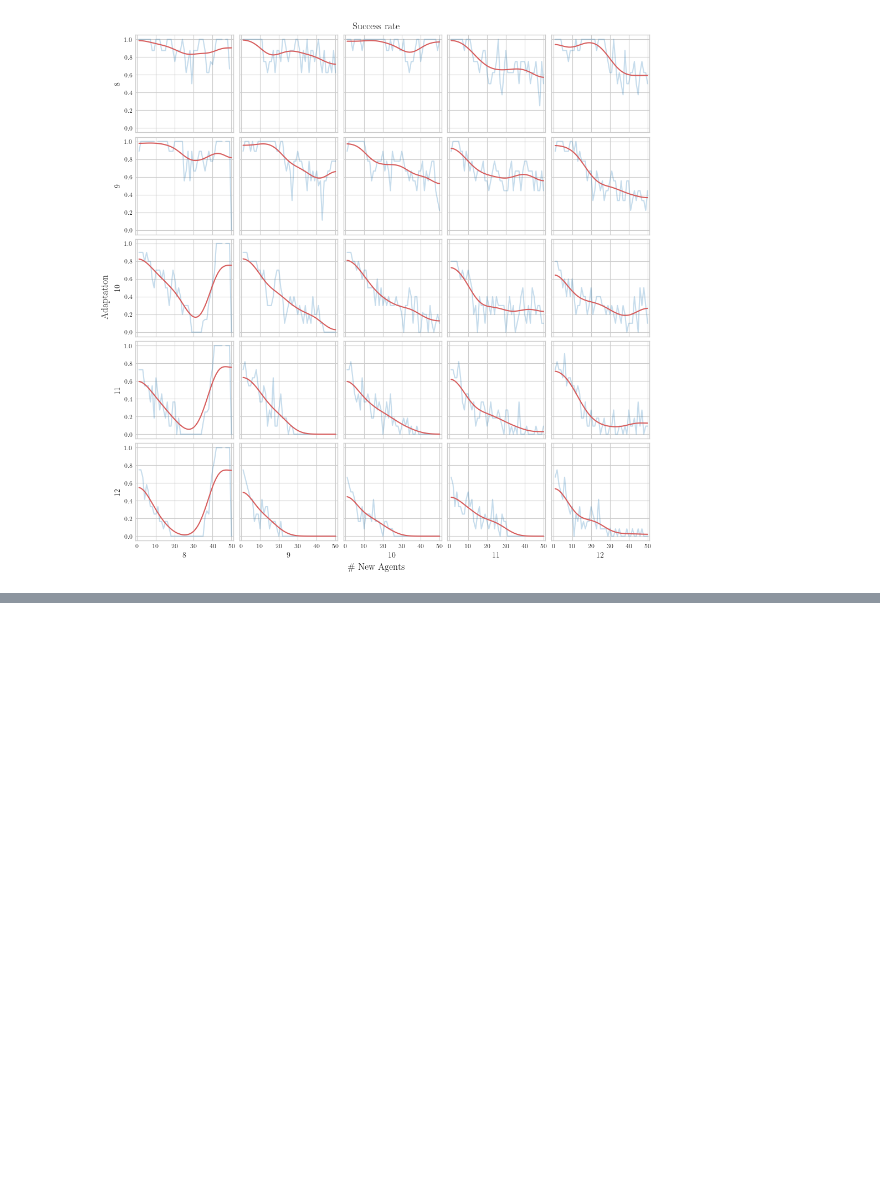
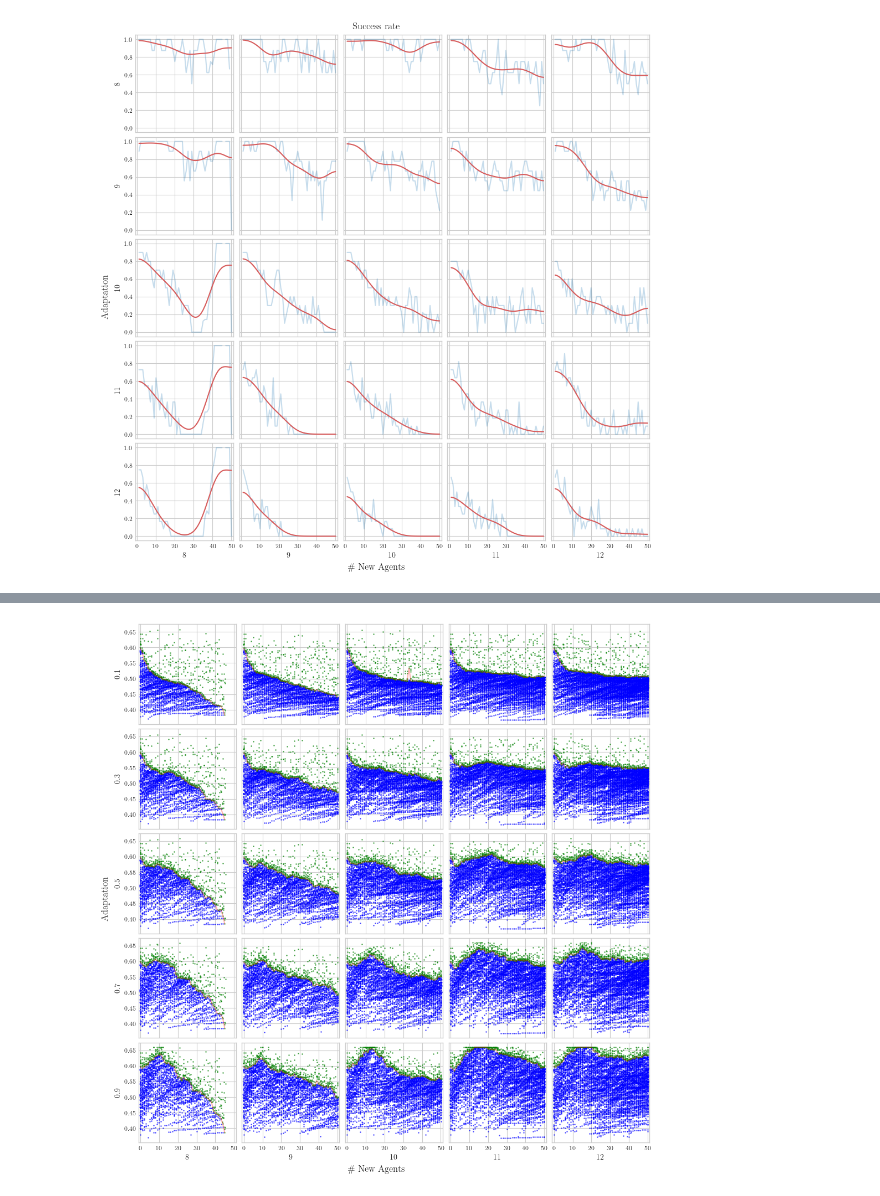
Before and after one commit to joaopfonseca/recourse-over-time, a Jupyter notebook: notebooks/2.0-meta-simulation.ipynb, the cells around one changed output, grey strips where cells are left out. Cells and saved outputs as stored; diff of their text form; code cells hidden in the pictures; blank space fills up the shorter version.

```diff
--- a/notebooks/2.0-meta-simulation.ipynb
+++ b/notebooks/2.0-meta-simulation.ipynb
@@ -237,0 +240,6 @@ plt.show()
+# %%
+# Meta-simulation variables
+N_LOANS_WILL = [10]  # number of loans is fixed
+ADAPTATION_WILL = [0.1, 0.3, 0.5, 0.7, 0.9]
+NEW_AGENTS_WILL = [8, 9, 10, 11, 12]
+N_LOANS_WILL, ADAPTATION_WILL, NEW_AGENTS_WILL
@@ -237,0 +248,26 @@ plt.show()
+# %%
+def _meta_simulation(params):
+    loans, adapt, agents = params
+    environment = WillingnessEnvironment(
+        deepcopy(population),
+        deepcopy(recourse),
+        n_loans=loans,
+        adaptation=adapt,
+        new_agents=agents,
+        random_state=RNG_SEED,
+    )
+    try:
+        environment.run_simulation(50)
+    except ValueError:
+        pass
+
+    return {"n_loans": loans, "adaptation": adapt, "new_agents": agents}, environment
+
+
+results_will = parallel_loop(
+    _meta_simulation,
+    list(product(N_LOANS_WILL, ADAPTATION_WILL, NEW_AGENTS_WILL)),
+    n_jobs=-1,
+    progress_bar=True,
+    description=None,
+)
@@ -237,0 +278,4 @@ plt.show()
+# %%
+agent_scores_panel(results_will, ADAPTATION_WILL, NEW_AGENTS_WILL)
+plt.show()
+# %% [output]
@@ -237,0 +285 @@ plt.show()
+[figure, added]
```
Also changed, not shown: parts of 6 cells of this notebook, 2 other files.
